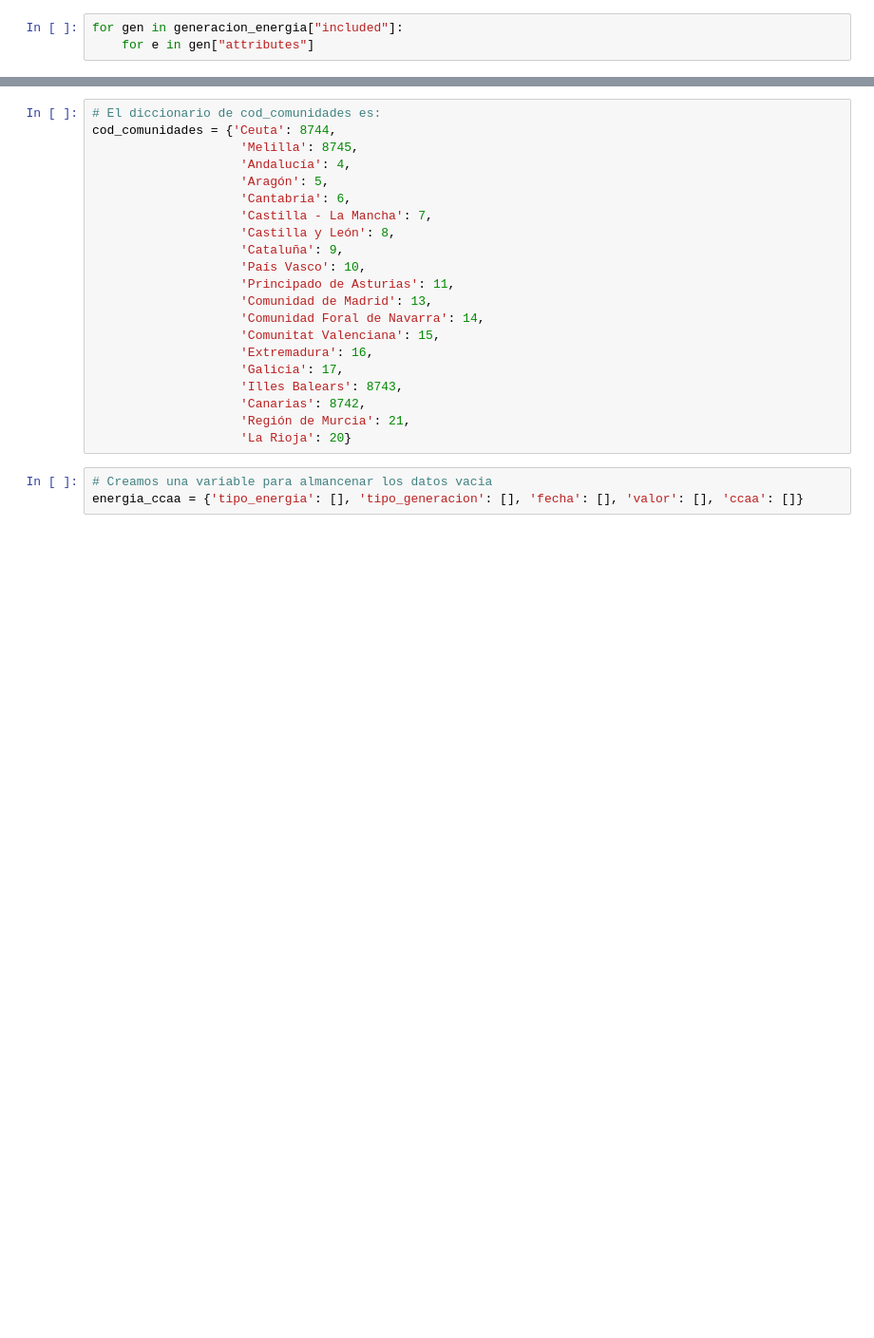
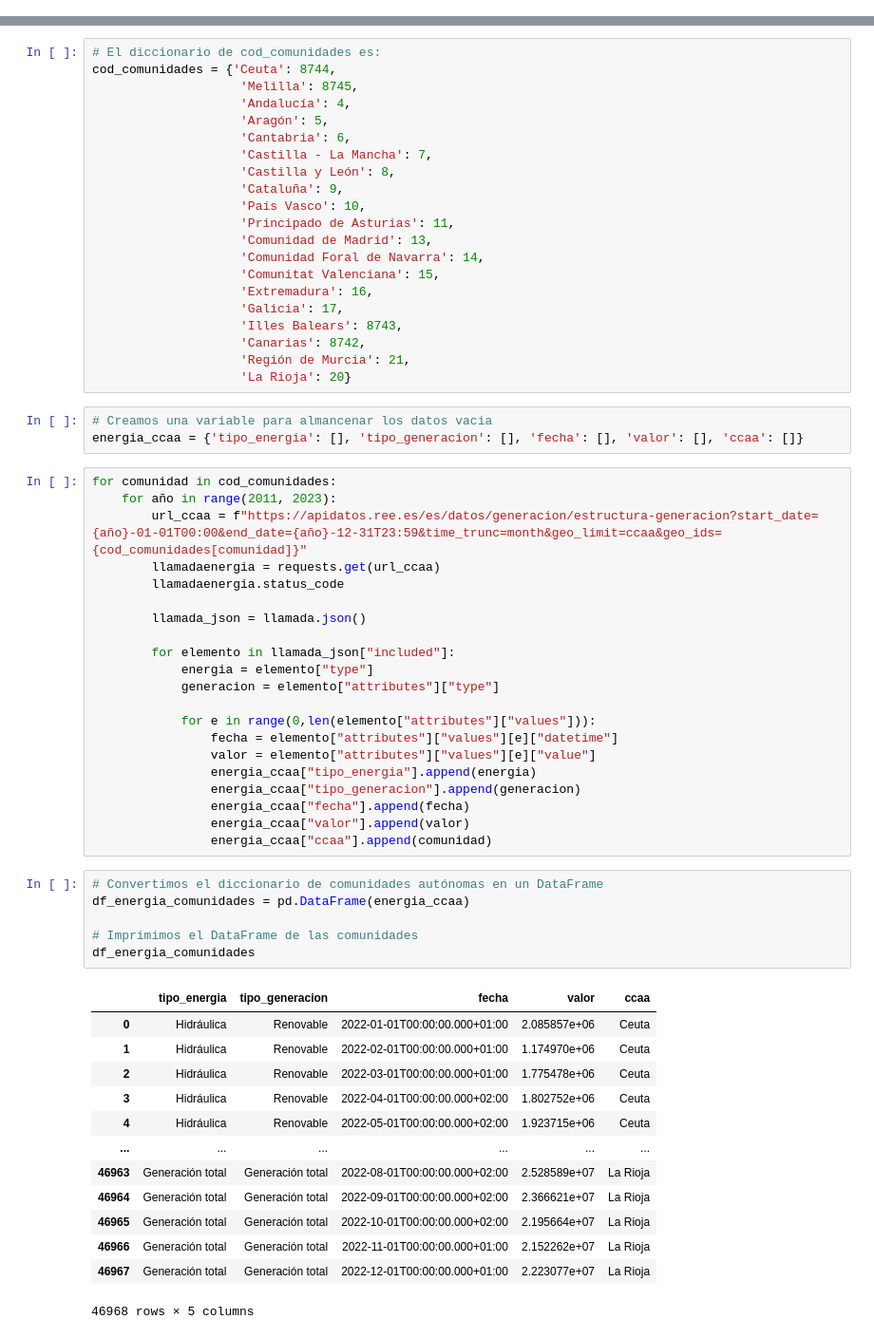
Before and after one commit to BSReguera/Pair-Programming-Modulo-2--, a Jupyter notebook: pair_programming_modulo2_sprint1_02apis_BeatrizyJohana.ipynb, the cells around one changed output, grey strips where cells are left out. Shown at 95% size. Drawn from its saved outputs; the diff is of its cells as text; blank space fills up the shorter version.

```diff
--- a/pair_programming_modulo2_sprint1_02apis_BeatrizyJohana.ipynb
+++ b/pair_programming_modulo2_sprint1_02apis_BeatrizyJohana.ipynb
@@ -116,6 +117,3 @@ df_energia.head()
 | 2 | Nuclear | No-Renovable | 2011-01-01T00:00:00.000+01:00 | 4706500.878 |
 | 3 | Carbón | No-Renovable | 2011-01-01T00:00:00.000+01:00 | 2303087.707 |
 | 4 | Fuel + Gas | No-Renovable | 2011-01-01T00:00:00.000+01:00 | -751.170 |
-# %%
-for gen in generacion_energia["included"]:
-    for e in gen["attributes"]
@@ -215,3 +240,44 @@ cod_comunidades = {'Ceuta': 8744,
 # %%
 # Creamos una variable para almancenar los datos vacia
 energia_ccaa = {'tipo_energia': [], 'tipo_generacion': [], 'fecha': [], 'valor': [], 'ccaa': []}
+# %%
+for comunidad in cod_comunidades:
+    for año in range(2011, 2023):
+        url_ccaa = f"https://apidatos.ree.es/es/datos/generacion/estructura-generacion?start_date={año}-01-01T00:00&end_date={año}-12-31T23:59&time_trunc=month&geo_limit=ccaa&geo_ids={cod_comunidades[comunidad]}"
+        llamadaenergia = requests.get(url_ccaa)
+        llamadaenergia.status_code
+
+        llamada_json = llamada.json()
+
+        for elemento in llamada_json["included"]:
+            energia = elemento["type"]
+            generacion = elemento["attributes"]["type"]
+
+            for e in range(0,len(elemento["attributes"]["values"])):
+                fecha = elemento["attributes"]["values"][e]["datetime"]
+                valor = elemento["attributes"]["values"][e]["value"]
+                energia_ccaa["tipo_energia"].append(energia)
+                energia_ccaa["tipo_generacion"].append(generacion)
+                energia_ccaa["fecha"].append(fecha)
+                energia_ccaa["valor"].append(valor)
+                energia_ccaa["ccaa"].append(comunidad)
+# %%
+# Convertimos el diccionario de comunidades autónomas en un DataFrame
+df_energia_comunidades = pd.DataFrame(energia_ccaa)
+
+# Imprimimos el DataFrame de las comunidades
+df_energia_comunidades
+# %% [output]
+|  | tipo_energia | tipo_generacion | fecha | valor | ccaa |
+| 0 | Hidráulica | Renovable | 2022-01-01T00:00:00.000+01:00 | 2.085857e+06 | Ceuta |
+| 1 | Hidráulica | Renovable | 2022-02-01T00:00:00.000+01:00 | 1.174970e+06 | Ceuta |
+| 2 | Hidráulica | Renovable | 2022-03-01T00:00:00.000+01:00 | 1.775478e+06 | Ceuta |
+| 3 | Hidráulica | Renovable | 2022-04-01T00:00:00.000+02:00 | 1.802752e+06 | Ceuta |
+| 4 | Hidráulica | Renovable | 2022-05-01T00:00:00.000+02:00 | 1.923715e+06 | Ceuta |
+| ... | ... | ... | ... | ... | ... |
+| 46963 | Generación total | Generación total | 2022-08-01T00:00:00.000+02:00 | 2.528589e+07 | La Rioja |
+| 46964 | Generación total | Generación total | 2022-09-01T00:00:00.000+02:00 | 2.366621e+07 | La Rioja |
+| 46965 | Generación total | Generación total | 2022-10-01T00:00:00.000+02:00 | 2.195664e+07 | La Rioja |
+| 46966 | Generación total | Generación total | 2022-11-01T00:00:00.000+01:00 | 2.152262e+07 | La Rioja |
+| 46967 | Generación total | Generación total | 2022-12-01T00:00:00.000+01:00 | 2.223077e+07 | La Rioja |
+46968 rows × 5 columns
```
Also changed, not shown: parts of 13 cells of this notebook, 3 other files.
